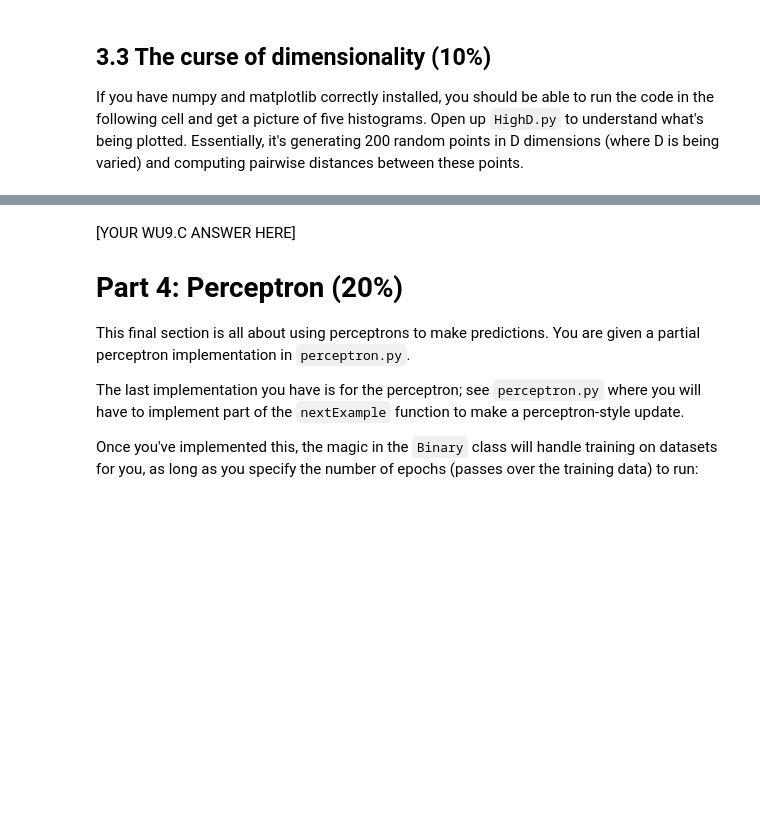
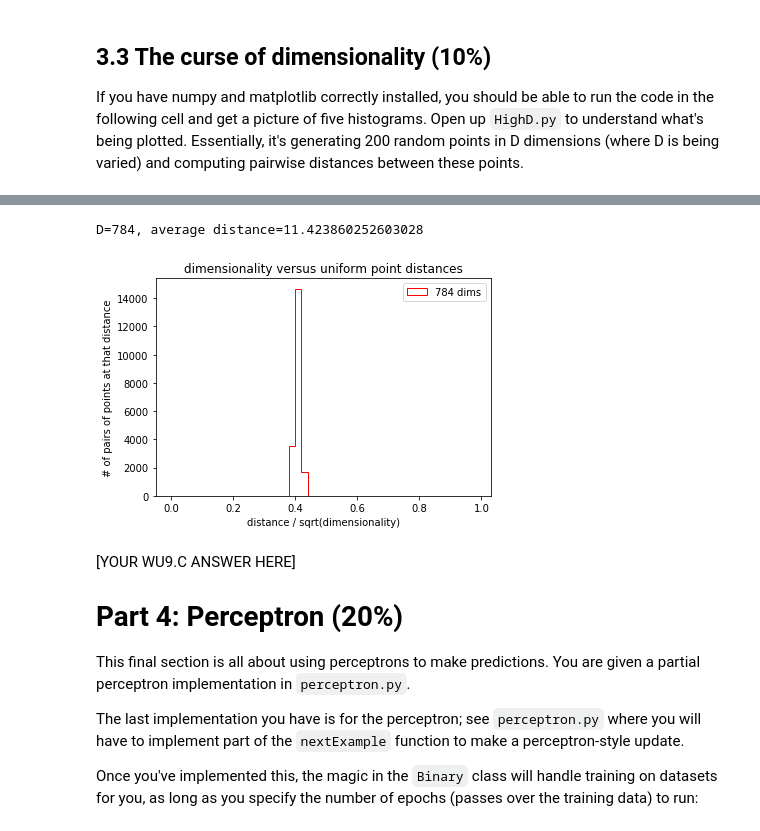
Before and after one commit to abelsaug/Applied-AI-course, a Jupyter notebook: IntroToMachineLearning/HW2/hw2/hw2.ipynb, the cells around one changed output, grey strips where cells are left out. Drawn from its saved outputs; the diff is of its cells as text; code cells hidden in the pictures; blank space fills up the shorter version.

```diff
--- a/IntroToMachineLearning/HW2/hw2/hw2.ipynb
+++ b/IntroToMachineLearning/HW2/hw2/hw2.ipynb
@@ -805,3 +853,66 @@ and describe the differences.
+# %%
+# import random
+import HighD
+from pylab import *
+
+waitForEnter=False
+
+
+def exampleDistance(x1, x2):
+    dist = 0.
+#     print(x1)
+    for key1,val1 in enumerate(x1):
+        val2 = 0.
+        if x2[key1]: val2 = x2[key1]
+        dist += (val1 - val2) * (val1 - val2)
+    for key2,val2 in enumerate(x2):
+        if not x1[key2]:
+            dist += val2 * val2
+    return sqrt(dist)
+
+def computeDistances(data):
+    N = len(data)
+    D = len(data[0])
+    dist = []
+    for n in range(N):
+        for m in range(n):
+            dist.append( exampleDistance(data[n],data[m])  / sqrt(D))
+    return dist
+
+def generateUniformExample(numDim):
+    return [random() for d in range(numDim)]
+
+def generateUniformDataset(numDim, numEx):
+    return [generateUniformExample(numDim) for n in range(numEx)]
+
+N    = 200                   # number of examples
+Dims = [784]   # dimensionalities to try
+Cols = ['#FF0000', '#880000', '#000000', '#000088', '#0000FF']
+Bins = arange(0, 1, 0.02)
+
+plt.xlabel('distance / sqrt(dimensionality)')
+plt.ylabel('# of pairs of points at that distance')
+plt.title('dimensionality versus uniform point distances')
+
+for i,d in enumerate(Dims):
+    distances = computeDistances(generateUniformDataset(d, N))
+    print("D={0}, average distance={1}".format(d, mean(distances) * sqrt(d)))
+    plt.hist(distances,
+             Bins,
+             histtype='step',
+             color=Cols[i])
+    if waitForEnter:
+        plt.legend(['%d dims' % d for d in Dims])
+        plt.show(False)
+        x = raw_input('Press enter to continue...')
+
+
+plt.legend(['%d dims' % d for d in Dims])
+plt.savefig('fig.pdf')
+plt.show()
+# %% [output]
+D=784, average distance=11.423860252603028
+[figure, added]
 # %% [markdown]
 [YOUR WU9.C ANSWER HERE]
 
```
Also changed, not shown: parts of 26 cells of this notebook, 2 other files.
